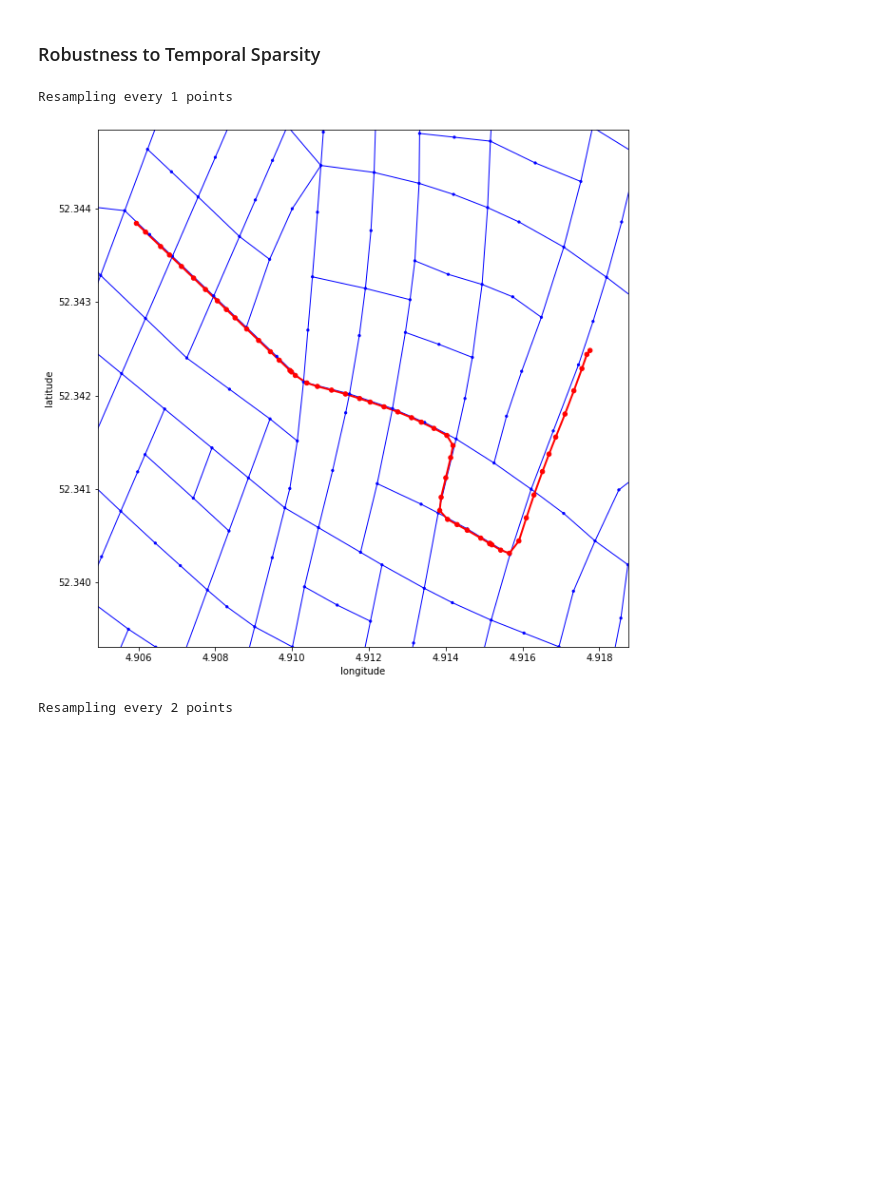
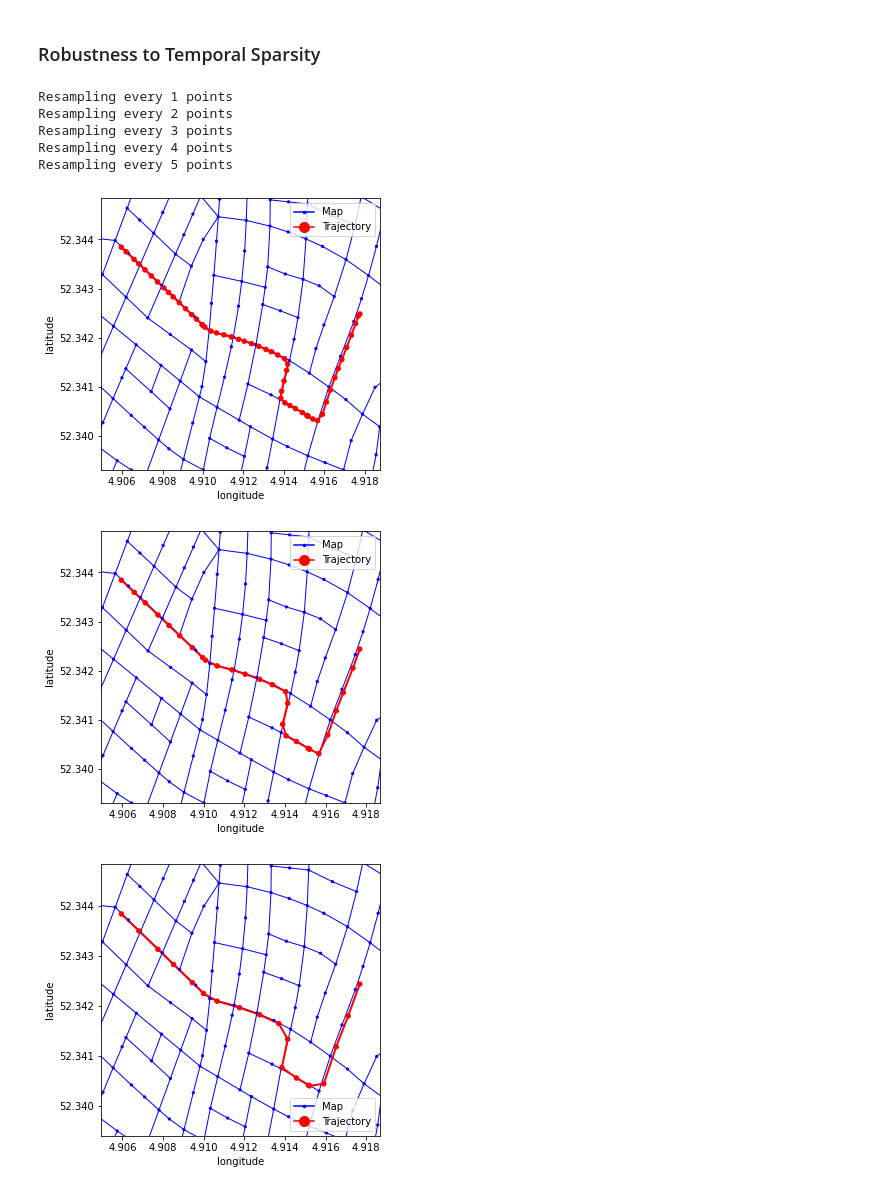
Before and after one commit to KJ-Waller/SyntheticHighways, a Jupyter notebook: ChangeDetection/notebooks/MainExperimentDesignFigures.ipynb, the cells around one changed output. Drawn from its saved outputs; the diff is of its cells as text; code cells hidden in the pictures; blank space fills up the shorter version.

```diff
--- a/ChangeDetection/notebooks/MainExperimentDesignFigures.ipynb
+++ b/ChangeDetection/notebooks/MainExperimentDesignFigures.ipynb
@@ -9,4 +11,0 @@ from utils.utils import *
-# %%
-dataset = SHDataset(noise=False)
-G1,T1,G2,T2 = dataset.read_snapshots(0)
-plot_graph(G1, figsize=(10,10))
@@ -73,20 +98,36 @@ plot_traj_sparsity()
 # %% [markdown]
 ### Robustness to Temporal Sparsity
 # %%
-def plot_temp_sparsity(t_idx=0, steps=5):
+def plot_temp_sparsity(t_idx=0, steps=5, figsize=(5,5), savefolder=None):
+    if savefolder is not None and not os.path.exists(savefolder):
+        os.mkdir(savefolder)
+
     dataset = SHDataset(noise=False)
     G1,T1,G2,T2 = dataset.read_snapshots(0)
     t = T2['T'][t_idx]
 
     resample_traj_steps = np.arange(1,steps+1)
 
     for resample_everyn in resample_traj_steps:
         print(f'Resampling every {resample_everyn} points')
         t_ = t[0:-1:resample_everyn]
-        plot_graph(snapshot_to_nxgraph(G1, [t_]), zoom_on_traj=True, show_nodes=True, T_node_size=20, G_node_size=5, T_edge_width=2.0)
+        if savefolder is None:
+            plot_graph(snapshot_to_nxgraph(G1, [t_]), zoom_on_traj=True,
+                       show_nodes=True, T_node_size=20, G_node_size=5, T_edge_width=2.0,
+                      figsize=figsize)
+        else:
+            savename = os.path.join(savefolder, f'T_ex_resample_every{resample_everyn}')
+            plot_graph(snapshot_to_nxgraph(G1, [t_]), zoom_on_traj=True,
+                       show_nodes=True, T_node_size=20, G_node_size=5, T_edge_width=2.0,
+                      figsize=figsize, show_img=False, savename=savename)
 
-plot_temp_sparsity(t_idx=0)
+plot_temp_sparsity(t_idx=0, savefolder='figures')
 # %% [output]
 Resampling every 1 points
+Resampling every 2 points
+Resampling every 3 points
+Resampling every 4 points
+Resampling every 5 points
-[figure, old version]
+[figure, new version]
-Resampling every 2 points
+[figure, added]
+[figure, added]
```
Also changed, not shown: parts of 5 cells of this notebook.
